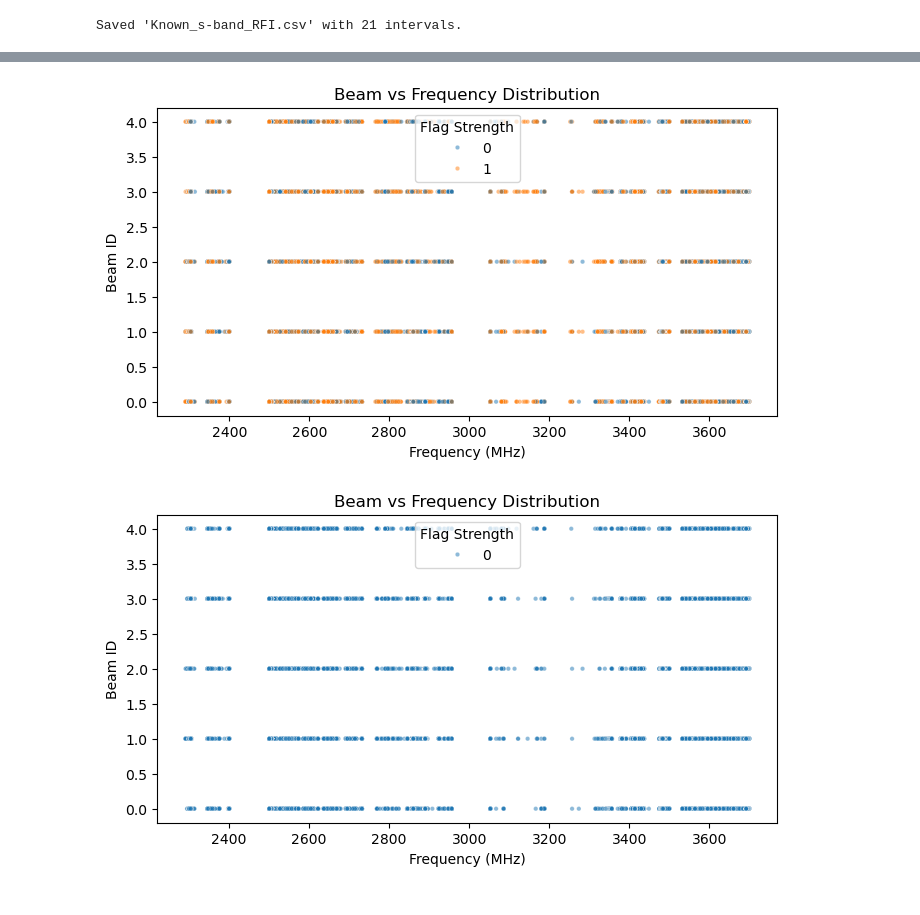
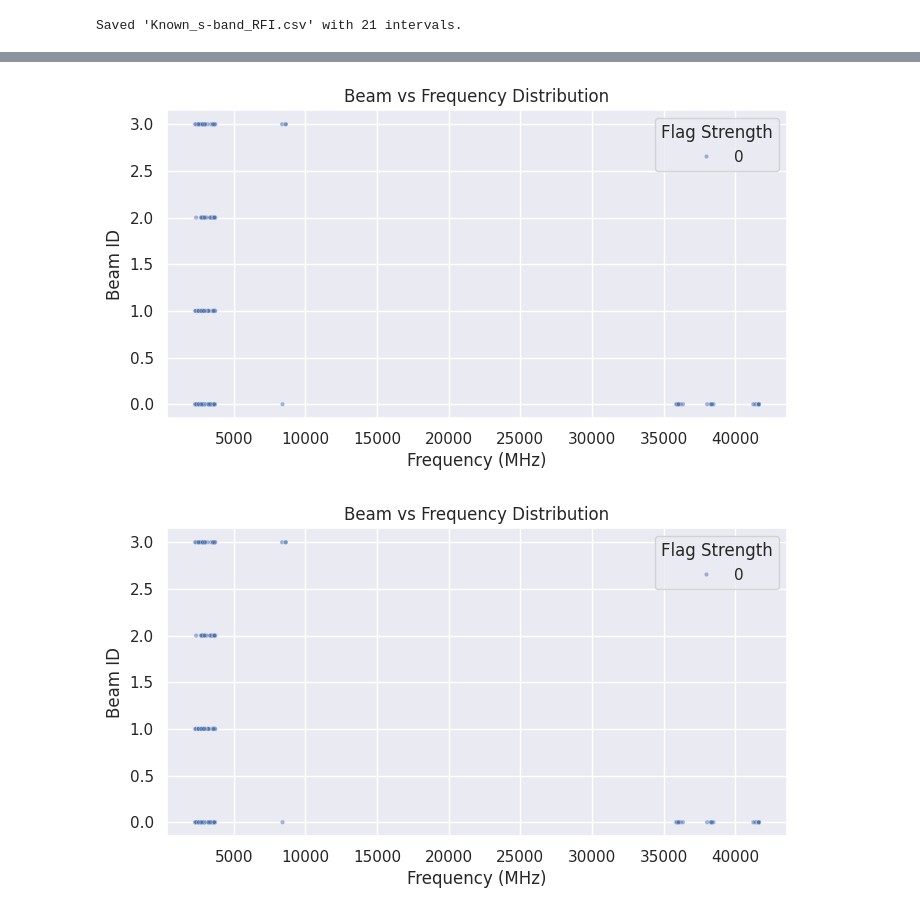
Before and after one commit to jmotamarry/cosmic-testing, a Jupyter notebook: data_visulaization.ipynb, the cells around one changed output, grey strips where cells are left out. Saved outputs shown, nothing was run; the diff lists cells and outputs as text; code cells hidden in the pictures.

```diff
--- a/data_visulaization.ipynb
+++ b/data_visulaization.ipynb
@@ -12,6 +12,6 @@ import os
 import glob
 import multiprocessing
 # %%
-clean_df = pd.read_pickle('data/clean_df.pkl')
+clean_df = pd.read_pickle('/datax/scratch/ellambishop/data/clean_non_vlass.pkl')
 # %%
 # signal density/ timevs freq
@@ -124,23 +124,23 @@ CSV columns: ['start_frequency', 'end_frequency', 'label']
 # %%
 
 plt.figure(figsize=(8, 4))
-sns.scatterplot(data=full_df, x='signal_frequency', y='signal_beam', hue='flag_strength', s=10, alpha=0.5)
+sns.scatterplot(data=clean_df, x='signal_frequency', y='signal_beam', hue='flag_strength', s=10, alpha=0.5)
 plt.xlabel("Frequency (MHz)")
 plt.ylabel("Beam ID")
 plt.title("Beam vs Frequency Distribution")
 plt.legend(title='Flag Strength')
 plt.show()
 
 plt.figure(figsize=(8, 4))
 sns.scatterplot(data=clean_df, x='signal_frequency', y='signal_beam', hue='flag_strength', s=10, alpha=0.5)
 plt.xlabel("Frequency (MHz)")
 plt.ylabel("Beam ID")
 plt.title("Beam vs Frequency Distribution")
 plt.legend(title='Flag Strength')
 plt.show()
 # %% [output]
-[figure, old version]
+[figure, new version]
-[figure, old version]
+[figure, new version]
 # %%
 #visualize signal vs power with snr value incuded
 def pow_freq_snr(full_df):
```
Also changed, not shown: parts of 6 cells of this notebook, 5 other files.
